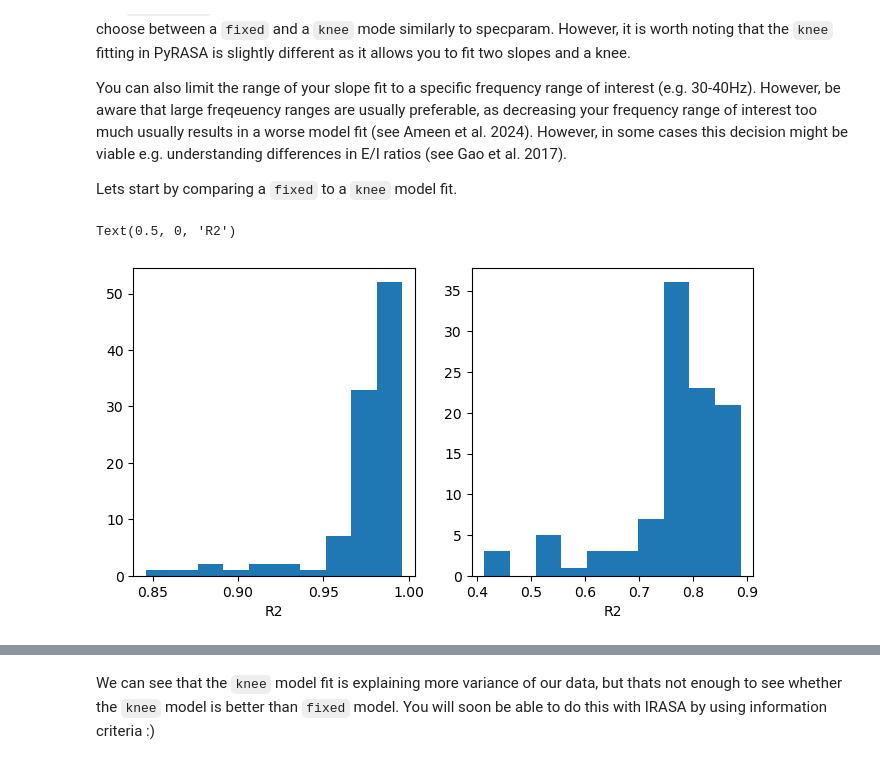
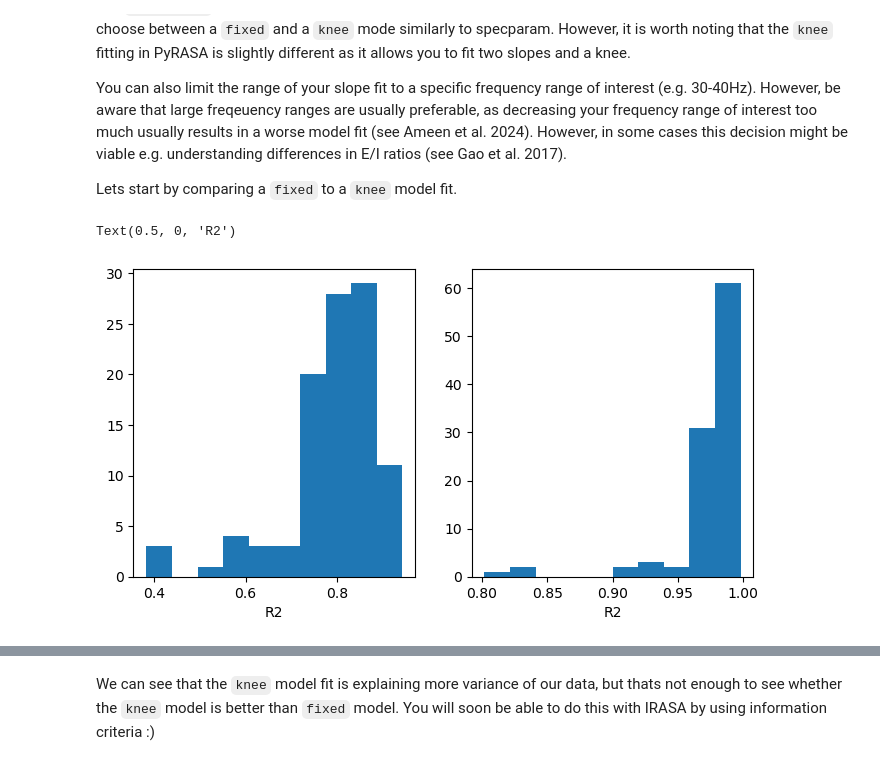
Before and after one commit to schmidtfa/pyrasa, a Jupyter notebook: examples/irasa_mne.ipynb, the cells around one changed output, grey strips where cells are left out. Drawn from its saved outputs; the diff is of its cells as text; code cells hidden in the pictures.

Commit message:
figured out weird warning

```diff
--- a/examples/irasa_mne.ipynb
+++ b/examples/irasa_mne.ipynb
@@ -120,15 +120,15 @@ You can also limit the range of your slope fit to a specific frequency range of
 
 Lets start by comparing a `fixed` to a `knee` model fit.
 # %%
-df_ap_f, df_gof_f = aperiodic_mne.get_slopes(fit_func='fixed')
-df_ap_k, df_gof_k = aperiodic_mne.get_slopes(fit_func='knee', scale=True);
+fixed_model = irasa_results.aperiodic.get_slopes(fit_func='fixed', scale=True, fit_bounds=[.5, 45])
+knee_model = irasa_results.aperiodic.get_slopes(fit_func='knee', scale=True, fit_bounds=[.5, 45]);
 
 
 f, ax = plt.subplots(ncols=2, figsize=(8,4))
-ax[0].hist(df_gof_k['r_squared']);#
+ax[0].hist(fixed_model.gof['r_squared']);
 ax[0].set_xlabel('R2')
-ax[1].hist(df_gof_f['r_squared']);
+ax[1].hist(knee_model.gof['r_squared']);#
 ax[1].set_xlabel('R2')
 # %% [output]
 Text(0.5, 0, 'R2')
-[figure, old version]
+[figure, new version]
```
Also changed, not shown: parts of 5 cells of this notebook, 3 other files.
